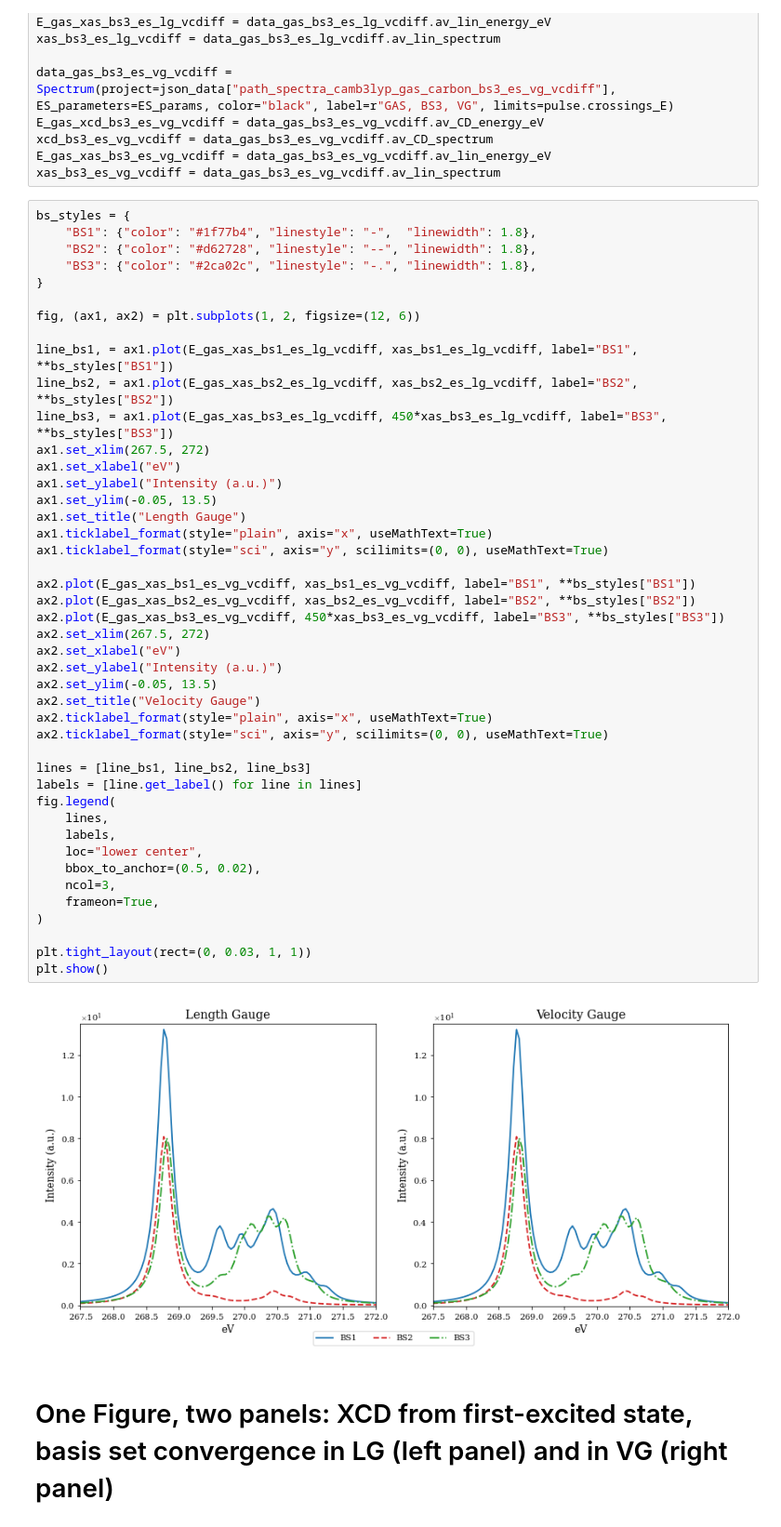
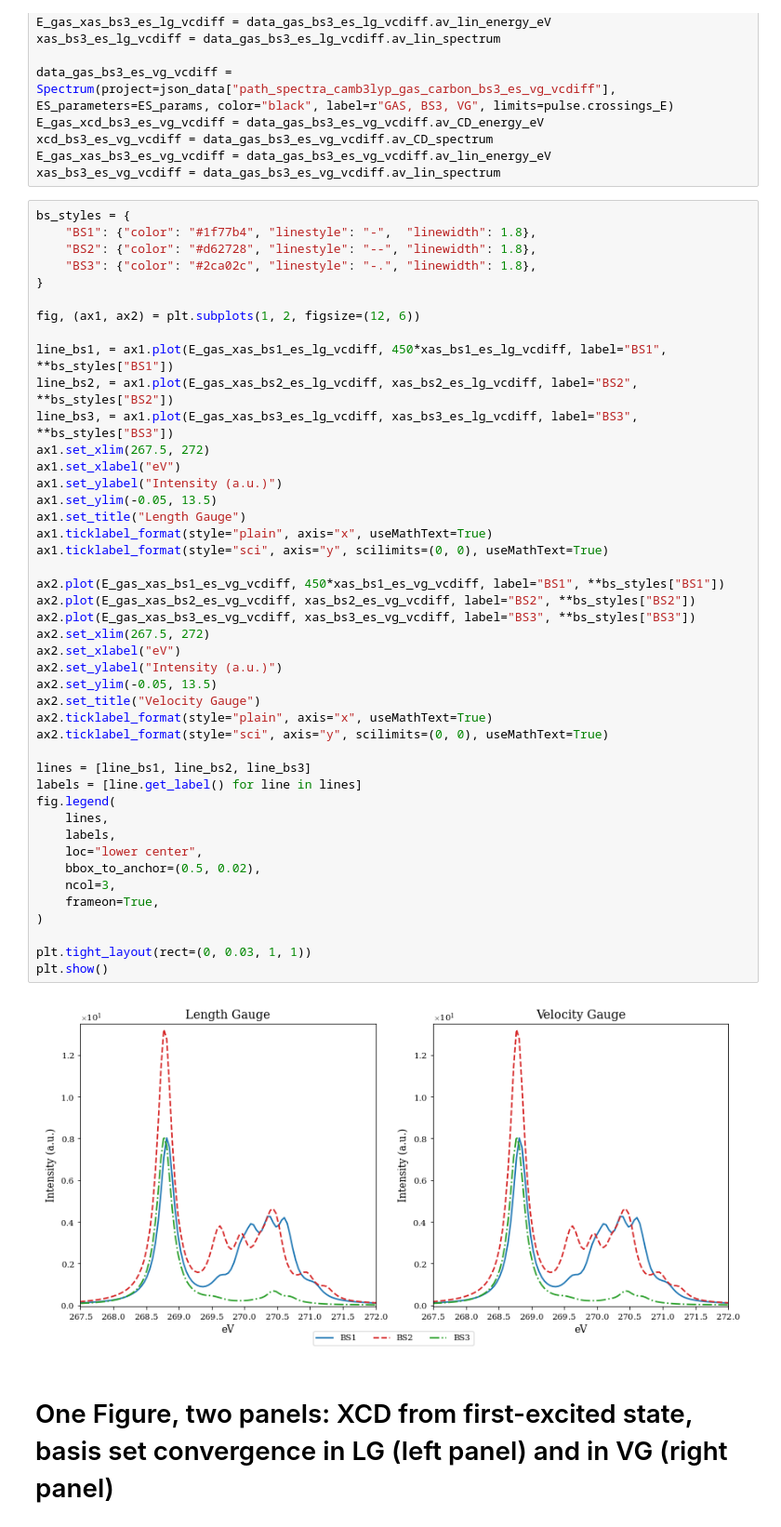
Before and after one commit to Spoksonat/article-xas-xncd, a Jupyter notebook: notebooks/plots.ipynb, the cells around one changed output. Shown at 93% size. Saved outputs shown, nothing was run; the diff lists cells and outputs as text.

Commit message:
Update: Basis set labels

```diff
--- a/notebooks/plots.ipynb
+++ b/notebooks/plots.ipynb
@@ -812,43 +812,43 @@ bs_styles = {
 
 fig, (ax1, ax2) = plt.subplots(1, 2, figsize=(12, 6))
 
-line_bs1, = ax1.plot(E_gas_xas_bs1_es_lg_vcdiff, xas_bs1_es_lg_vcdiff, label="BS1", **bs_styles["BS1"])
+line_bs1, = ax1.plot(E_gas_xas_bs1_es_lg_vcdiff, 450*xas_bs1_es_lg_vcdiff, label="BS1", **bs_styles["BS1"])
 line_bs2, = ax1.plot(E_gas_xas_bs2_es_lg_vcdiff, xas_bs2_es_lg_vcdiff, label="BS2", **bs_styles["BS2"])
-line_bs3, = ax1.plot(E_gas_xas_bs3_es_lg_vcdiff, 450*xas_bs3_es_lg_vcdiff, label="BS3", **bs_styles["BS3"])
+line_bs3, = ax1.plot(E_gas_xas_bs3_es_lg_vcdiff, xas_bs3_es_lg_vcdiff, label="BS3", **bs_styles["BS3"])
 ax1.set_xlim(267.5, 272)
 ax1.set_xlabel("eV")
 ax1.set_ylabel("Intensity (a.u.)")
 ax1.set_ylim(-0.05, 13.5)
 ax1.set_title("Length Gauge")
 ax1.ticklabel_format(style="plain", axis="x", useMathText=True)
 ax1.ticklabel_format(style="sci", axis="y", scilimits=(0, 0), useMathText=True)
 
-ax2.plot(E_gas_xas_bs1_es_vg_vcdiff, xas_bs1_es_vg_vcdiff, label="BS1", **bs_styles["BS1"])
+ax2.plot(E_gas_xas_bs1_es_vg_vcdiff, 450*xas_bs1_es_vg_vcdiff, label="BS1", **bs_styles["BS1"])
 ax2.plot(E_gas_xas_bs2_es_vg_vcdiff, xas_bs2_es_vg_vcdiff, label="BS2", **bs_styles["BS2"])
-ax2.plot(E_gas_xas_bs3_es_vg_vcdiff, 450*xas_bs3_es_vg_vcdiff, label="BS3", **bs_styles["BS3"])
+ax2.plot(E_gas_xas_bs3_es_vg_vcdiff, xas_bs3_es_vg_vcdiff, label="BS3", **bs_styles["BS3"])
 ax2.set_xlim(267.5, 272)
 ax2.set_xlabel("eV")
 ax2.set_ylabel("Intensity (a.u.)")
 ax2.set_ylim(-0.05, 13.5)
 ax2.set_title("Velocity Gauge")
 ax2.ticklabel_format(style="plain", axis="x", useMathText=True)
 ax2.ticklabel_format(style="sci", axis="y", scilimits=(0, 0), useMathText=True)
 
 lines = [line_bs1, line_bs2, line_bs3]
 labels = [line.get_label() for line in lines]
 fig.legend(
     lines,
     labels,
     loc="lower center",
     bbox_to_anchor=(0.5, 0.02),
     ncol=3,
     frameon=True,
 )
 
 plt.tight_layout(rect=(0, 0.03, 1, 1))
 plt.show()
 # %% [output]
-[figure, old version]
+[figure, new version]
 # %% [markdown]
 # One Figure, two panels: XCD from first-excited state, basis set convergence in LG (left panel) and in VG (right panel)
 # %%
```
Also changed, not shown: parts of 16 cells of this notebook, 1 other file.
